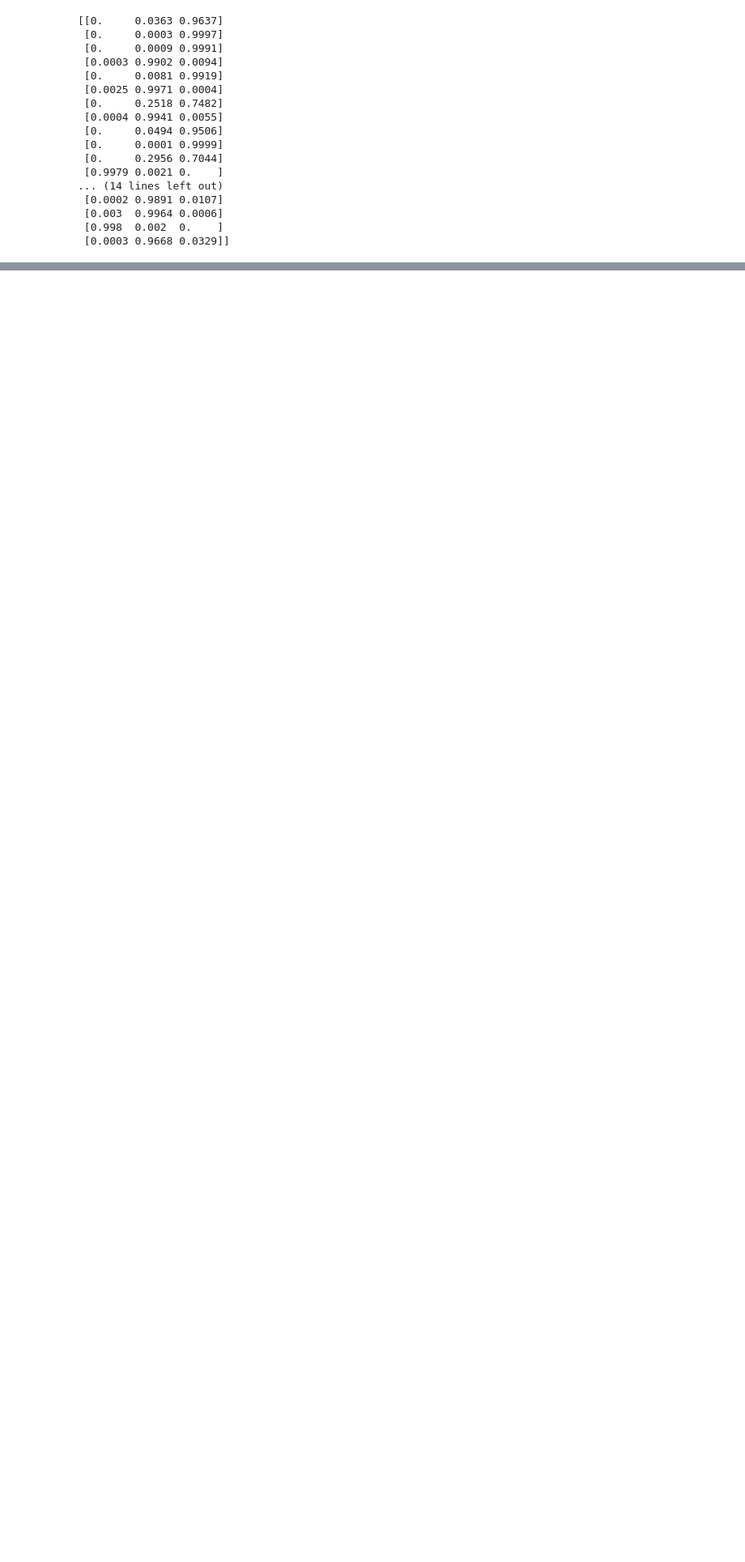
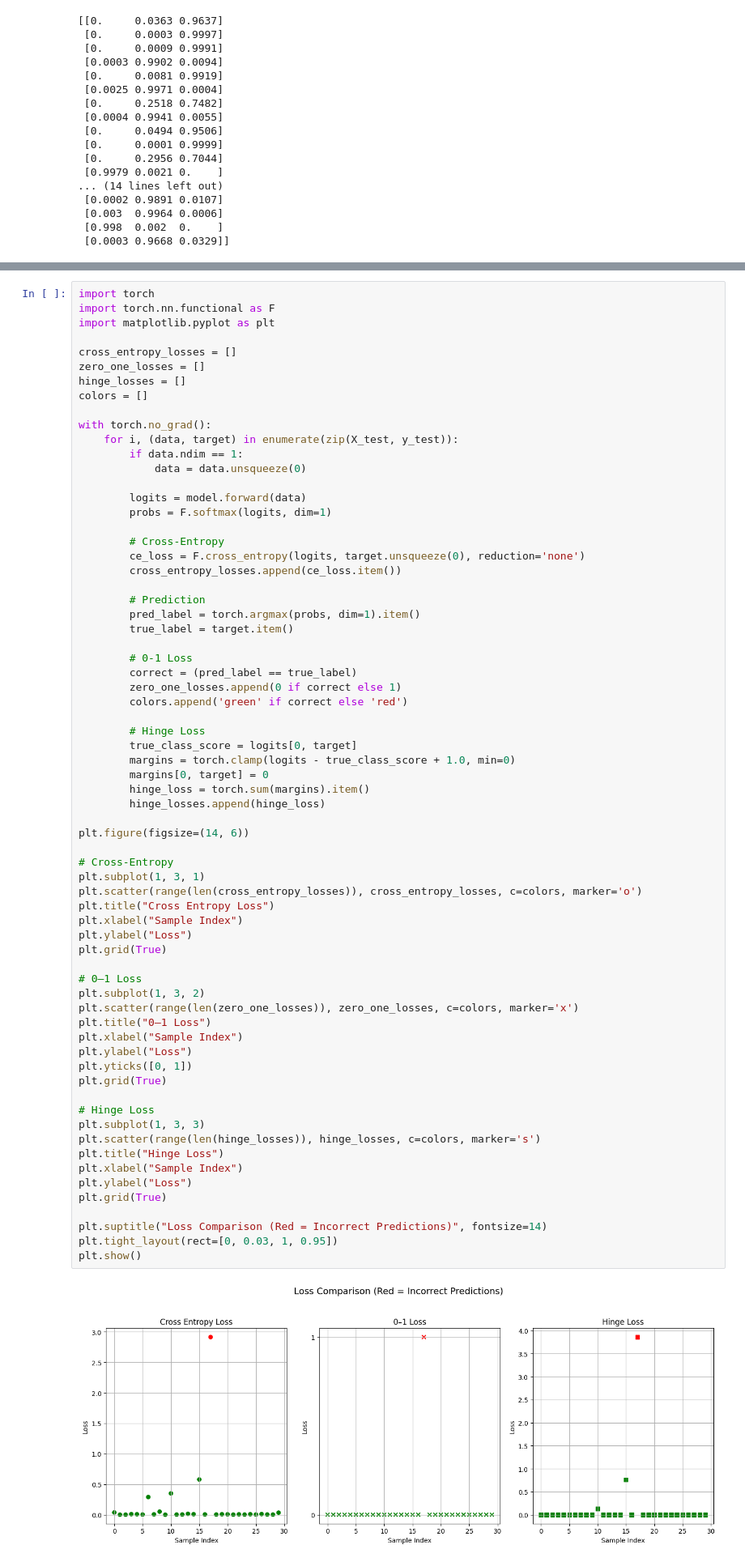
Before and after one commit to sj-fleming/PytorchTest, a Jupyter notebook: plots.ipynb, the cells around one changed output, grey strips where cells are left out. Shown at 81% size. Saved outputs shown, nothing was run; the diff lists cells and outputs as text; blank space fills up the shorter version.

```diff
--- a/plots.ipynb
+++ b/plots.ipynb
@@ -317,0 +204,70 @@ print(rounded)
+# %%
+import torch
+import torch.nn.functional as F
+import matplotlib.pyplot as plt
+
+cross_entropy_losses = []
+zero_one_losses = []
+hinge_losses = []
+colors = []
+
+with torch.no_grad():
+    for i, (data, target) in enumerate(zip(X_test, y_test)):
+        if data.ndim == 1:
+            data = data.unsqueeze(0)
+
+        logits = model.forward(data)
+        probs = F.softmax(logits, dim=1)
+
+        # Cross-Entropy
+        ce_loss = F.cross_entropy(logits, target.unsqueeze(0), reduction='none')
+        cross_entropy_losses.append(ce_loss.item())
+
+        # Prediction
+        pred_label = torch.argmax(probs, dim=1).item()
+        true_label = target.item()
+
+        # 0-1 Loss
+        correct = (pred_label == true_label)
+        zero_one_losses.append(0 if correct else 1)
+        colors.append('green' if correct else 'red')
+
+        # Hinge Loss
+        true_class_score = logits[0, target]
+        margins = torch.clamp(logits - true_class_score + 1.0, min=0)
+        margins[0, target] = 0
+        hinge_loss = torch.sum(margins).item()
+        hinge_losses.append(hinge_loss)
+
+plt.figure(figsize=(14, 6))
+
+# Cross-Entropy
+plt.subplot(1, 3, 1)
+plt.scatter(range(len(cross_entropy_losses)), cross_entropy_losses, c=colors, marker='o')
+plt.title("Cross Entropy Loss")
+plt.xlabel("Sample Index")
+plt.ylabel("Loss")
+plt.grid(True)
+
+# 0–1 Loss
+plt.subplot(1, 3, 2)
+plt.scatter(range(len(zero_one_losses)), zero_one_losses, c=colors, marker='x')
+plt.title("0–1 Loss")
+plt.xlabel("Sample Index")
+plt.ylabel("Loss")
+plt.yticks([0, 1])
+plt.grid(True)
+
+# Hinge Loss
+plt.subplot(1, 3, 3)
+plt.scatter(range(len(hinge_losses)), hinge_losses, c=colors, marker='s')
+plt.title("Hinge Loss")
+plt.xlabel("Sample Index")
+plt.ylabel("Loss")
+plt.grid(True)
+
+plt.suptitle("Loss Comparison (Red = Incorrect Predictions)", fontsize=14)
+plt.tight_layout(rect=[0, 0.03, 1, 0.95])
+plt.show()
+# %% [output]
+[figure, added]
```
Also changed, not shown: parts of 11 cells of this notebook, 1 other file.
